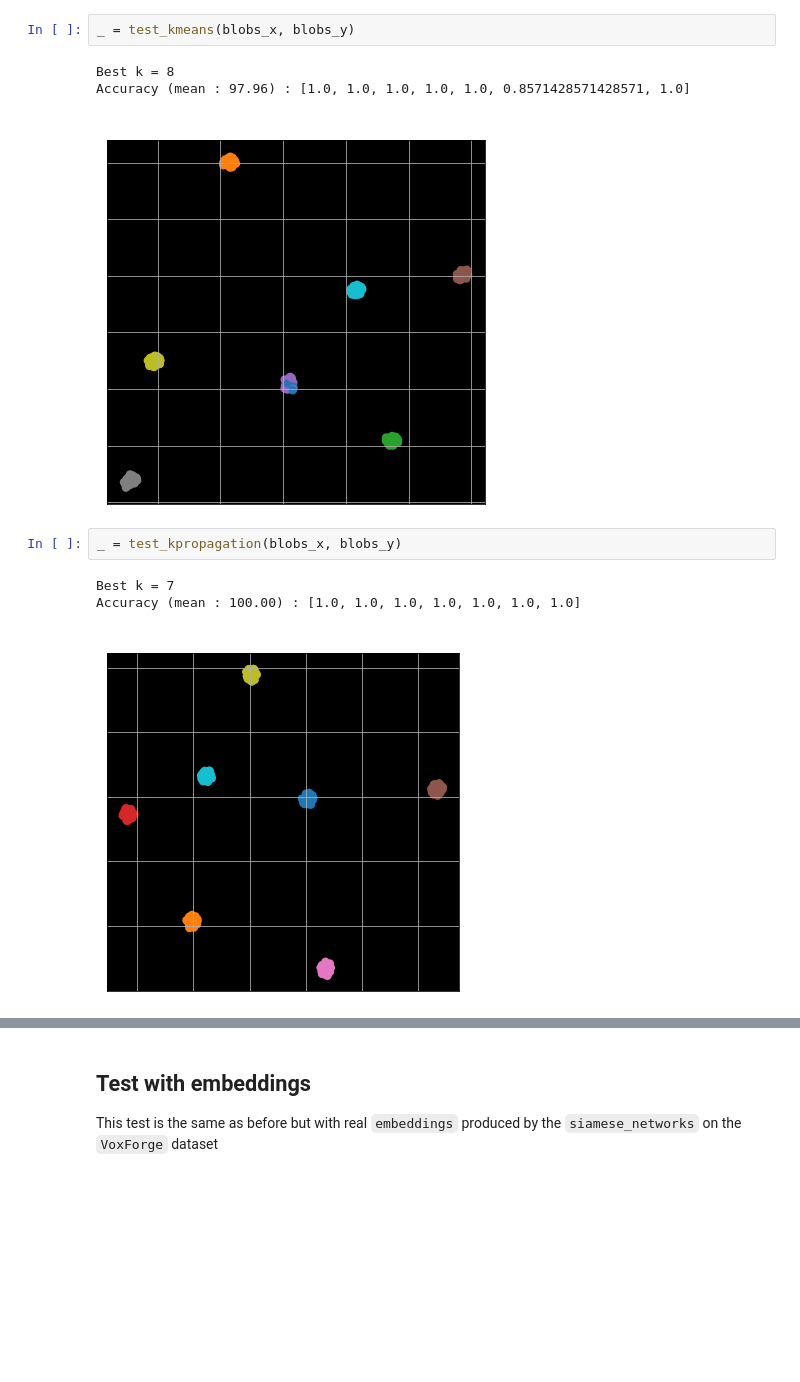
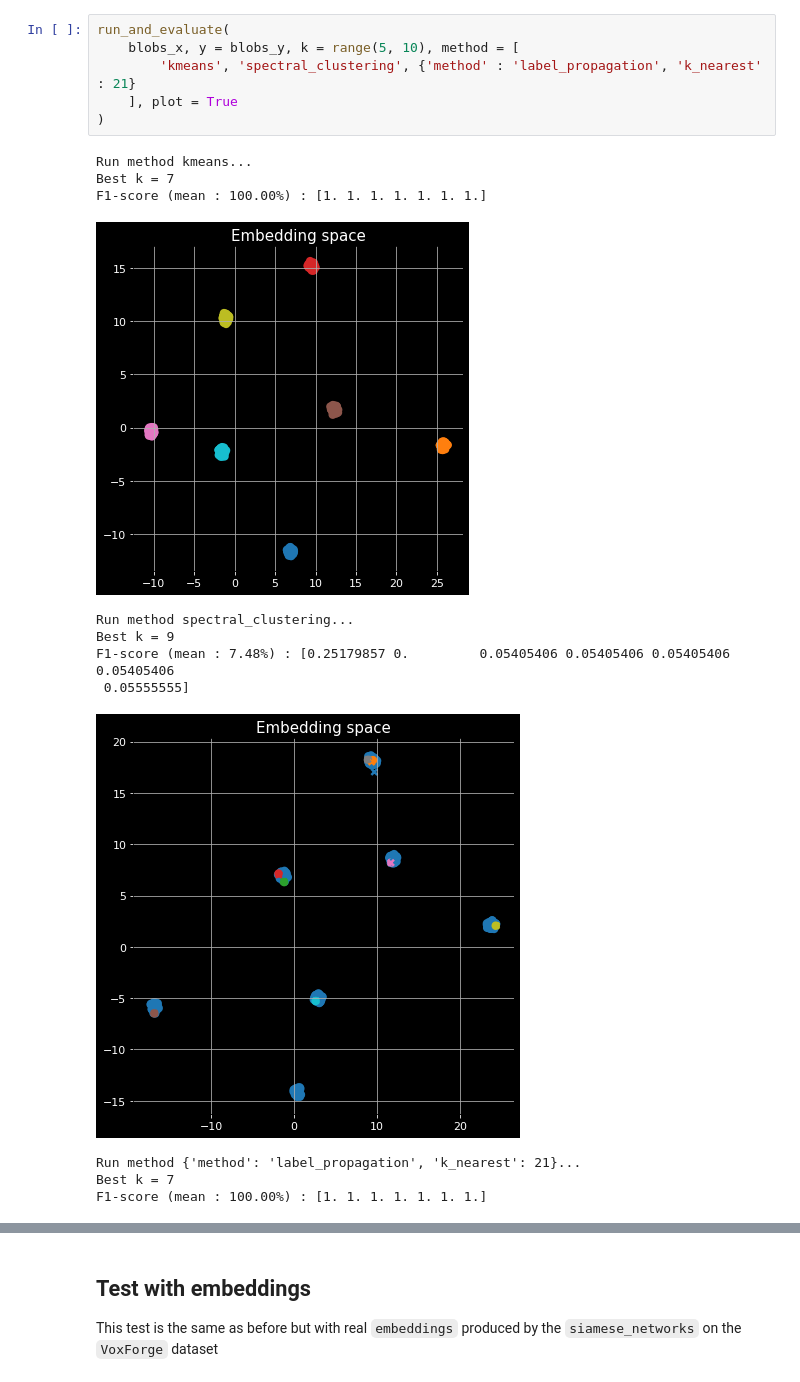
Before and after one commit to yui-mhcp/data_processing, a Jupyter notebook: example_clustering.ipynb, the cells around one changed output, grey strips where cells are left out. Cells and saved outputs as stored; diff of their text form; blank space fills up the shorter version.

Commit message:
new clustering methods + fix bug (pipeline)

```diff
--- a/example_clustering.ipynb
+++ b/example_clustering.ipynb
@@ -64,12 +105,19 @@ plot_embedding(blobs_x, blobs_y)
-# %%
-_ = test_kmeans(blobs_x, blobs_y)
-# %% [output]
-Best k = 8
-Accuracy (mean : 97.96) : [1.0, 1.0, 1.0, 1.0, 1.0, 0.8571428571428571, 1.0]
-[figure, removed]
-# %%
-_ = test_kpropagation(blobs_x, blobs_y)
-# %% [output]
-Best k = 7
-Accuracy (mean : 100.00) : [1.0, 1.0, 1.0, 1.0, 1.0, 1.0, 1.0]
-[figure, removed]
+# %%
+run_and_evaluate(
+    blobs_x, y = blobs_y, k = range(5, 10), method = [
+        'kmeans', 'spectral_clustering', {'method' : 'label_propagation', 'k_nearest' : 21}
+    ], plot = True
+)
+# %% [output]
+Run method kmeans...
+Best k = 7
+F1-score (mean : 100.00%) : [1. 1. 1. 1. 1. 1. 1.]
+[figure, added]
+Run method spectral_clustering...
+Best k = 9
+F1-score (mean : 7.48%) : [0.25179857 0.         0.05405406 0.05405406 0.05405406 0.05405406
+ 0.05555555]
+[figure, added]
+Run method {'method': 'label_propagation', 'k_nearest': 21}...
+Best k = 7
+F1-score (mean : 100.00%) : [1. 1. 1. 1. 1. 1. 1.]
```
Also changed, not shown: parts of 23 cells of this notebook, 16 other files.
